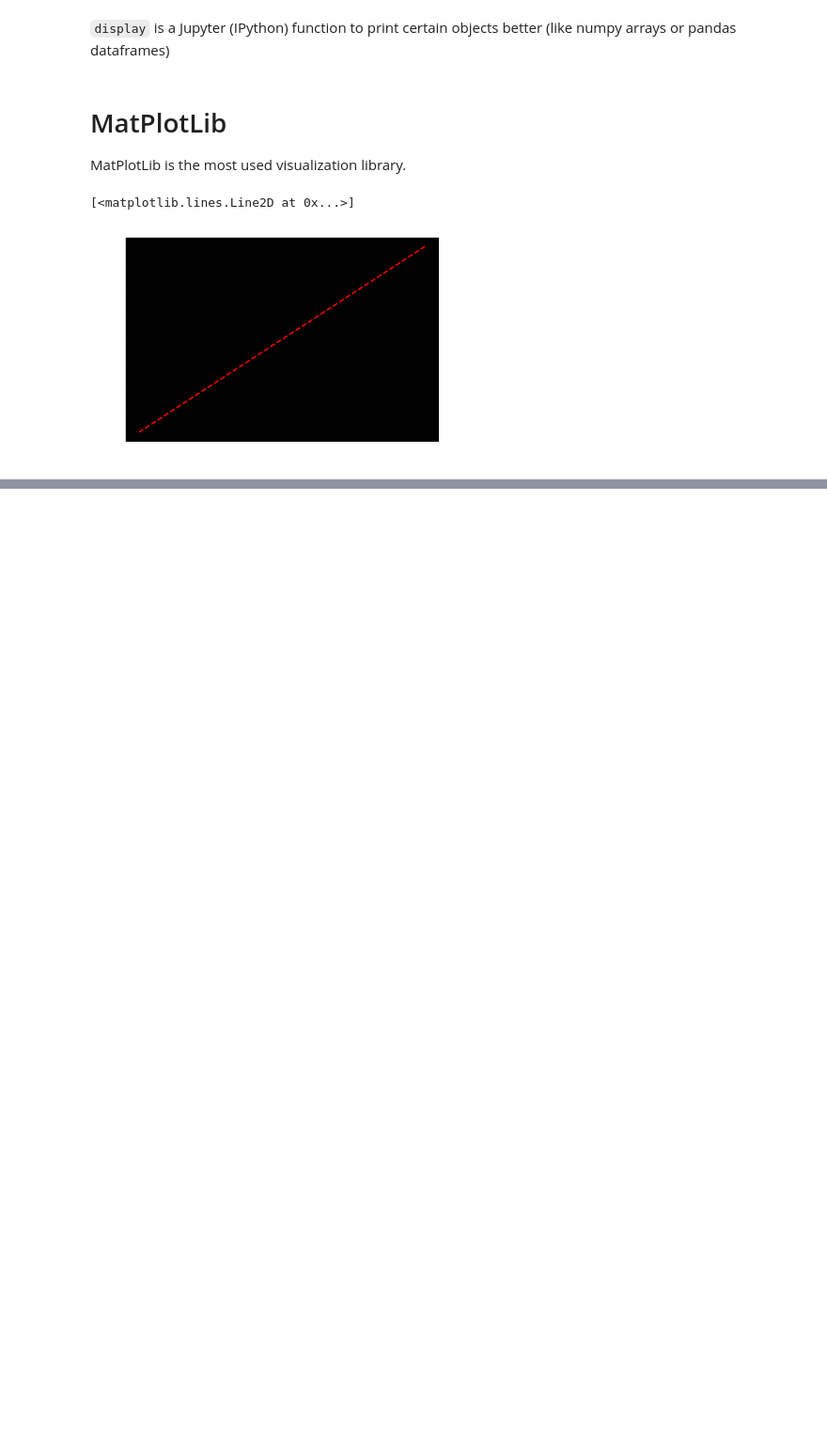
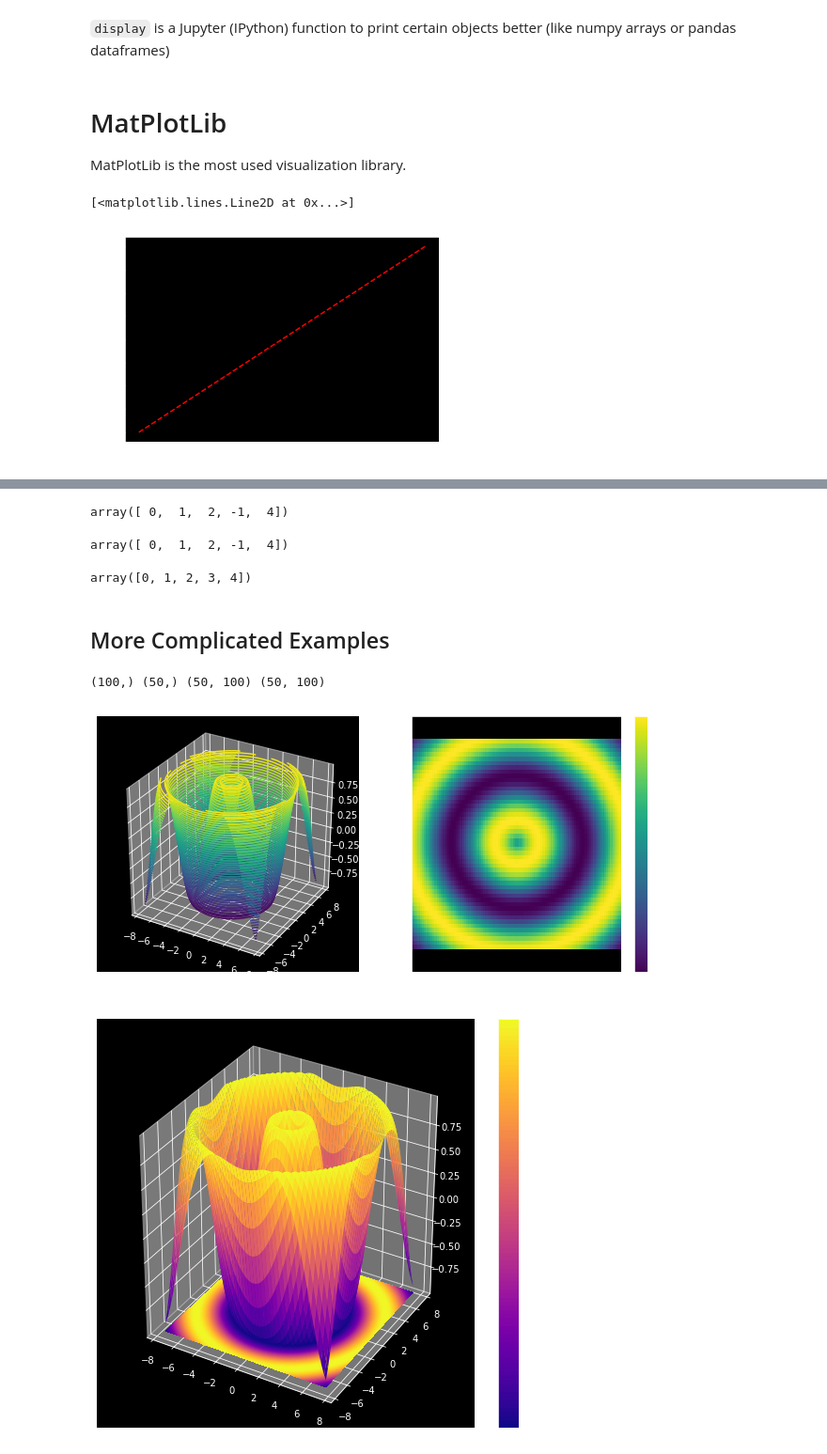
Before and after one commit to duartenina/PythonTutorial, a Jupyter notebook: 3. Main Libraries.ipynb, the cells around one changed output, grey strips where cells are left out. Shown at 94% size. Drawn from its saved outputs; the diff is of its cells as text; code cells hidden in the pictures; blank space fills up the shorter version.

```diff
--- a/3. Main Libraries.ipynb
+++ b/3. Main Libraries.ipynb
@@ -63,0 +225,50 @@ array([[100. ,  10. ,  20. ,  30. ],
+# %%
+a = np.arange(5)
+b = a
+c = a.copy()
+a[3] = -1
+display(a)
+display(b)
+display(c)
+# %% [output]
+array([ 0,  1,  2, -1,  4])
+array([ 0,  1,  2, -1,  4])
+array([0, 1, 2, 3, 4])
+# %% [markdown]
+## More Complicated Examples
+# %%
+from mpl_toolkits.mplot3d import Axes3D
+
+x = np.linspace(-7.5, 7.5, 100)
+y = np.linspace(-7.5, 7.5, 50)
+xx, yy = np.meshgrid(x, y)
+print(x.shape, y.shape, xx.shape, yy.shape)
+zz = np.sin(np.sqrt(xx**2 + yy**2))
+
+fig = plt.figure(figsize=(11, 5))
+
+ax1 = plt.subplot(121, projection='3d')
+
+ax1.contour(xx, yy, zz, 50)
+
+ax2 = plt.subplot(122)
+
+plt.pcolormesh(xx, yy, zz)
+plt.colorbar()
+plt.axis('equal')
+
+plt.show()
+
+fig = plt.figure(figsize=(9, 8))
+
+ax = plt.subplot(111, projection='3d')
+
+c = ax.plot_surface(xx, yy, zz, cmap='plasma')
+c = ax.contourf(xx, yy, zz, 100, cmap='plasma', zdir='z', offset=-1)
+plt.colorbar(c)
+
+plt.show()
+# %% [output]
+(100,) (50,) (50, 100) (50, 100)
+[figure, added]
+[figure, added]
```
Also changed, not shown: parts of 18 cells of this notebook, 3 other files.
